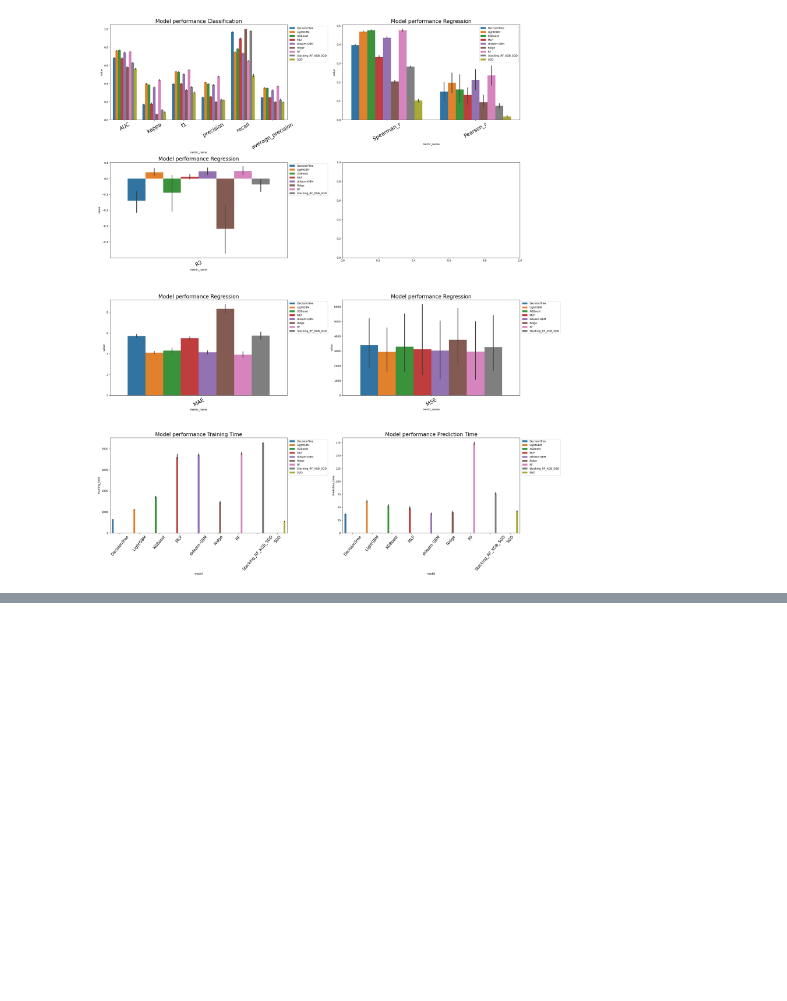
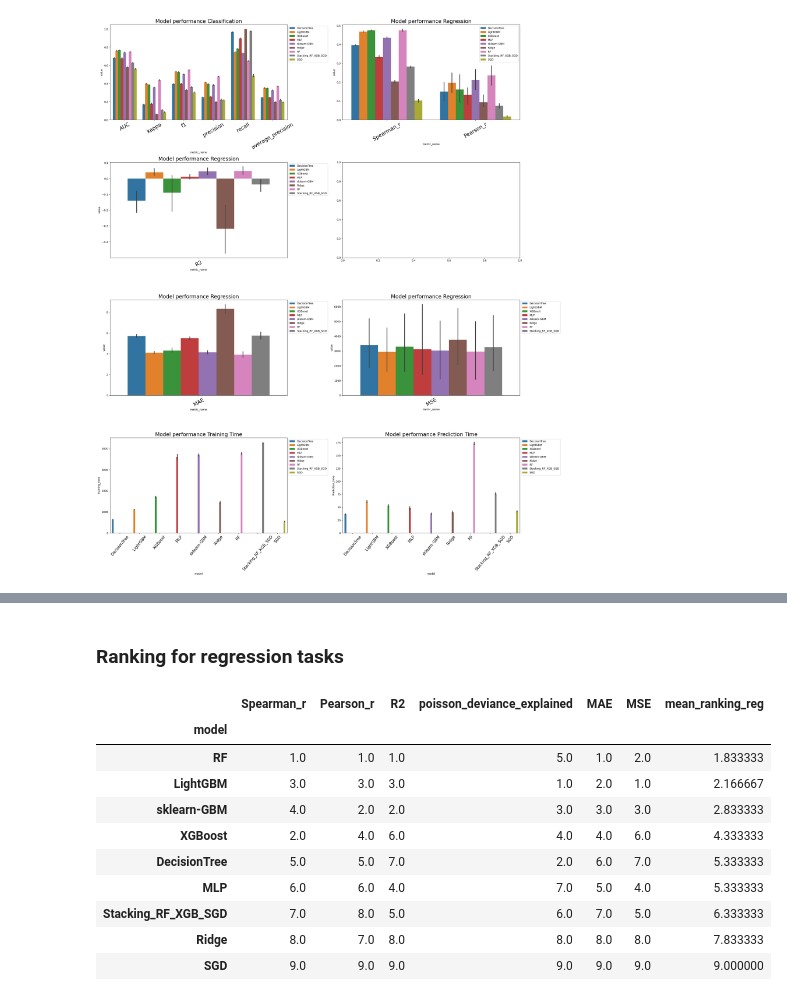
Before and after one commit to chenyangkang/stemflow, a Jupyter notebook: docs/Examples/06.Base_model_choices.ipynb, the cells around one changed output, grey strips where cells are left out. Cells and saved outputs as stored; diff of their text form; code cells hidden in the pictures; blank space fills up the shorter version.

```diff
--- a/docs/Examples/06.Base_model_choices.ipynb
+++ b/docs/Examples/06.Base_model_choices.ipynb
@@ -332,0 +403,22 @@ plt.show()
+# %% [markdown]
+### Ranking for regression tasks
+# %%
+regression_metrics1 = ['Spearman_r','Pearson_r','R2','poisson_deviance_explained']
+regression_metrics2 = ['MAE','MSE']
+ranking_reg1 = all_metric_df[regression_metrics1 + ['model']].groupby('model').mean().rank(ascending=False)
+ranking_reg2 = all_metric_df[regression_metrics2 + ['model']].groupby('model').mean().rank(ascending=True)
+ranking_reg = pd.concat([ranking_reg1, ranking_reg2], axis=1)
+ranking_reg['mean_ranking_reg'] = ranking_reg.mean(axis=1)
+ranking_reg.sort_values(by='mean_ranking_reg')
+# %% [output]
+|  | Spearman_r | Pearson_r | R2 | poisson_deviance_explained | MAE | MSE | mean_ranking_reg |
+| model |  |  |  |  |  |  |  |
+| RF | 1.0 | 1.0 | 1.0 | 5.0 | 1.0 | 2.0 | 1.833333 |
+| LightGBM | 3.0 | 3.0 | 3.0 | 1.0 | 2.0 | 1.0 | 2.166667 |
+| sklearn-GBM | 4.0 | 2.0 | 2.0 | 3.0 | 3.0 | 3.0 | 2.833333 |
+| XGBoost | 2.0 | 4.0 | 6.0 | 4.0 | 4.0 | 6.0 | 4.333333 |
+| DecisionTree | 5.0 | 5.0 | 7.0 | 2.0 | 6.0 | 7.0 | 5.333333 |
+| MLP | 6.0 | 6.0 | 4.0 | 7.0 | 5.0 | 4.0 | 5.333333 |
+| Stacking_RF_XGB_SGD | 7.0 | 8.0 | 5.0 | 6.0 | 7.0 | 5.0 | 6.333333 |
+| Ridge | 8.0 | 7.0 | 8.0 | 8.0 | 8.0 | 8.0 | 7.833333 |
+| SGD | 9.0 | 9.0 | 9.0 | 9.0 | 9.0 | 9.0 | 9.000000 |
```
Also changed, not shown: parts of 29 cells of this notebook, 1 other file.
